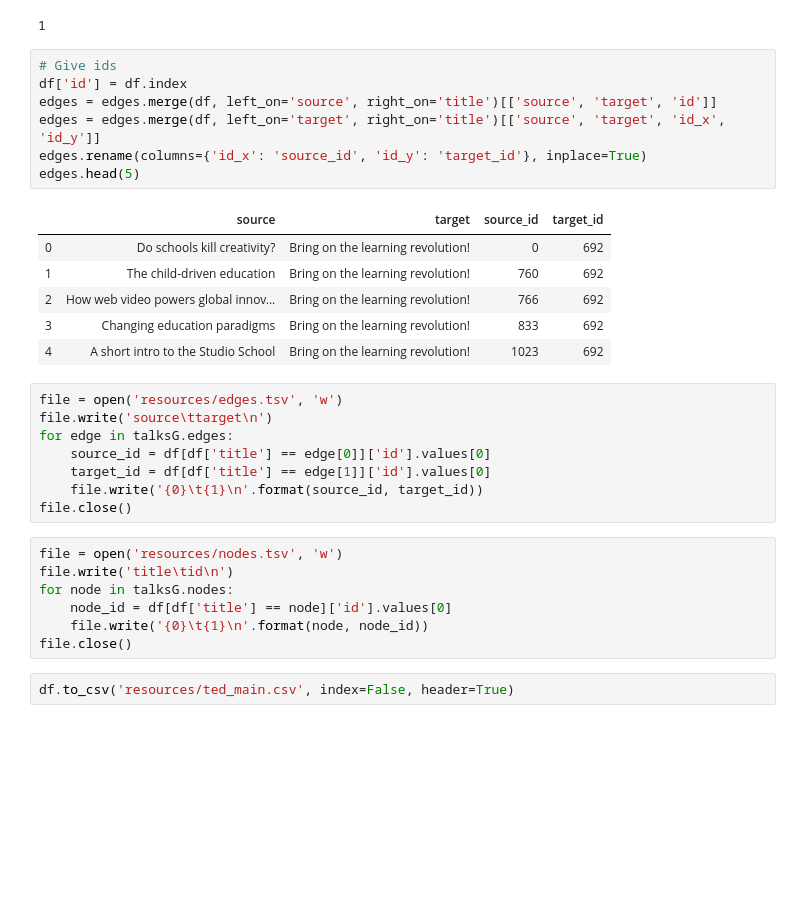
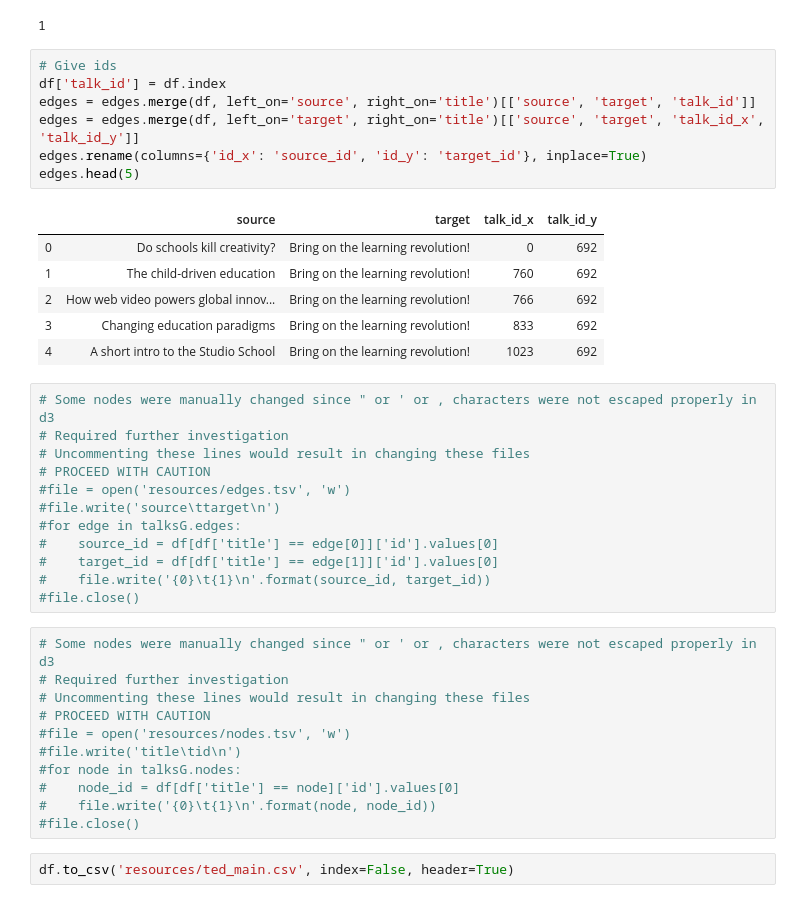
Before and after one commit to tedtalksviz/tedtalksviz.github.io, a Jupyter notebook: Exploratory data analysis.ipynb, the cells around one changed output. Cells and saved outputs as stored; diff of their text form; blank space fills up the shorter version.

```diff
--- a/Exploratory data analysis.ipynb
+++ b/Exploratory data analysis.ipynb
@@ -237,32 +237,40 @@ nx.number_connected_components(talksG)
 1
 # %%
 # Give ids
-df['id'] = df.index
-edges = edges.merge(df, left_on='source', right_on='title')[['source', 'target', 'id']]
-edges = edges.merge(df, left_on='target', right_on='title')[['source', 'target', 'id_x', 'id_y']]
+df['talk_id'] = df.index
+edges = edges.merge(df, left_on='source', right_on='title')[['source', 'target', 'talk_id']]
+edges = edges.merge(df, left_on='target', right_on='title')[['source', 'target', 'talk_id_x', 'talk_id_y']]
 edges.rename(columns={'id_x': 'source_id', 'id_y': 'target_id'}, inplace=True)
 edges.head(5)
 # %% [output]
-|  | source | target | source_id | target_id |
+|  | source | target | talk_id_x | talk_id_y |
 | 0 | Do schools kill creativity? | Bring on the learning revolution! | 0 | 692 |
 | 1 | The child-driven education | Bring on the learning revolution! | 760 | 692 |
 | 2 | How web video powers global innov... | Bring on the learning revolution! | 766 | 692 |
 | 3 | Changing education paradigms | Bring on the learning revolution! | 833 | 692 |
 | 4 | A short intro to the Studio School | Bring on the learning revolution! | 1023 | 692 |
 # %%
-file = open('resources/edges.tsv', 'w')
-file.write('source\ttarget\n')
-for edge in talksG.edges:
-    source_id = df[df['title'] == edge[0]]['id'].values[0]
-    target_id = df[df['title'] == edge[1]]['id'].values[0]
-    file.write('{0}\t{1}\n'.format(source_id, target_id))
-file.close()
+# Some nodes were manually changed since " or ' or , characters were not escaped properly in d3
+# Required further investigation
+# Uncommenting these lines would result in changing these files
+# PROCEED WITH CAUTION
+#file = open('resources/edges.tsv', 'w')
+#file.write('source\ttarget\n')
+#for edge in talksG.edges:
+#    source_id = df[df['title'] == edge[0]]['id'].values[0]
+#    target_id = df[df['title'] == edge[1]]['id'].values[0]
+#    file.write('{0}\t{1}\n'.format(source_id, target_id))
+#file.close()
 # %%
-file = open('resources/nodes.tsv', 'w')
-file.write('title\tid\n')
-for node in talksG.nodes:
-    node_id = df[df['title'] == node]['id'].values[0]
-    file.write('{0}\t{1}\n'.format(node, node_id))
-file.close()
+# Some nodes were manually changed since " or ' or , characters were not escaped properly in d3
+# Required further investigation
+# Uncommenting these lines would result in changing these files
+# PROCEED WITH CAUTION
+#file = open('resources/nodes.tsv', 'w')
+#file.write('title\tid\n')
+#for node in talksG.nodes:
+#    node_id = df[df['title'] == node]['id'].values[0]
+#    file.write('{0}\t{1}\n'.format(node, node_id))
+#file.close()
 # %%
 df.to_csv('resources/ted_main.csv', index=False, header=True)
```
Also changed, not shown: parts of 16 cells of this notebook, 1 other file.
